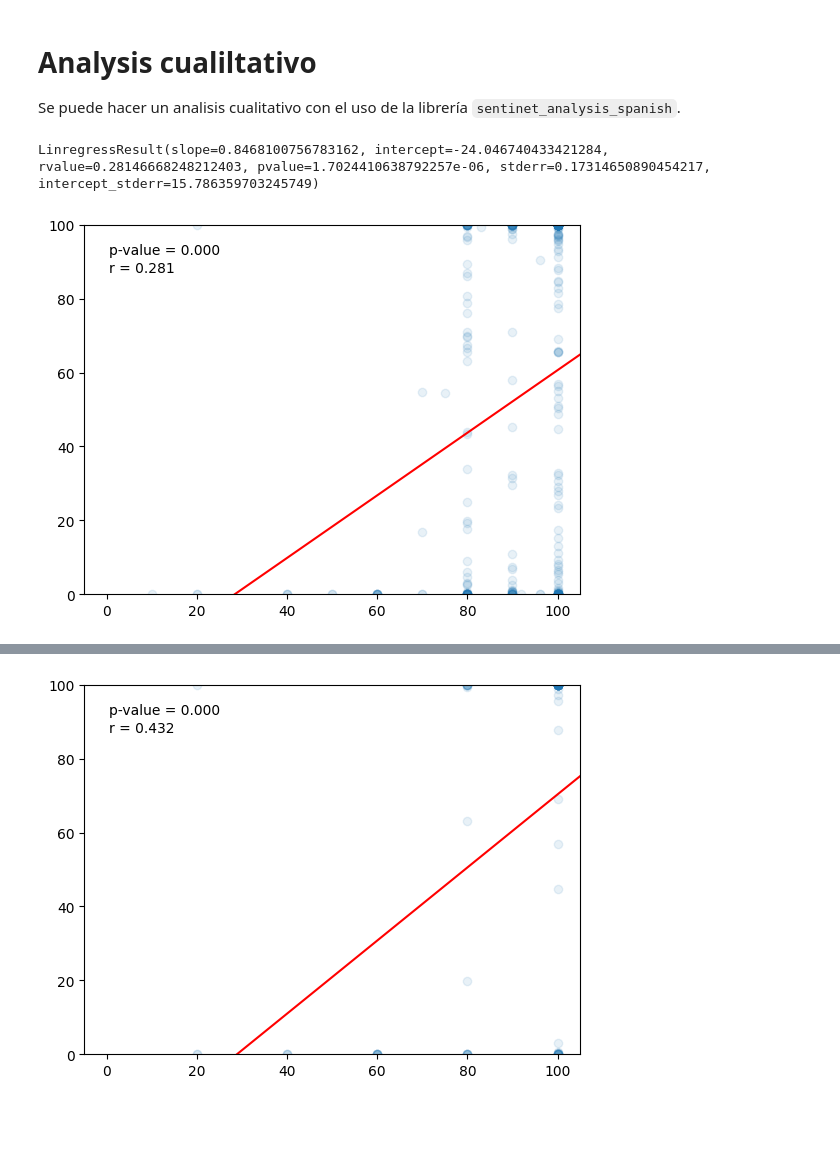
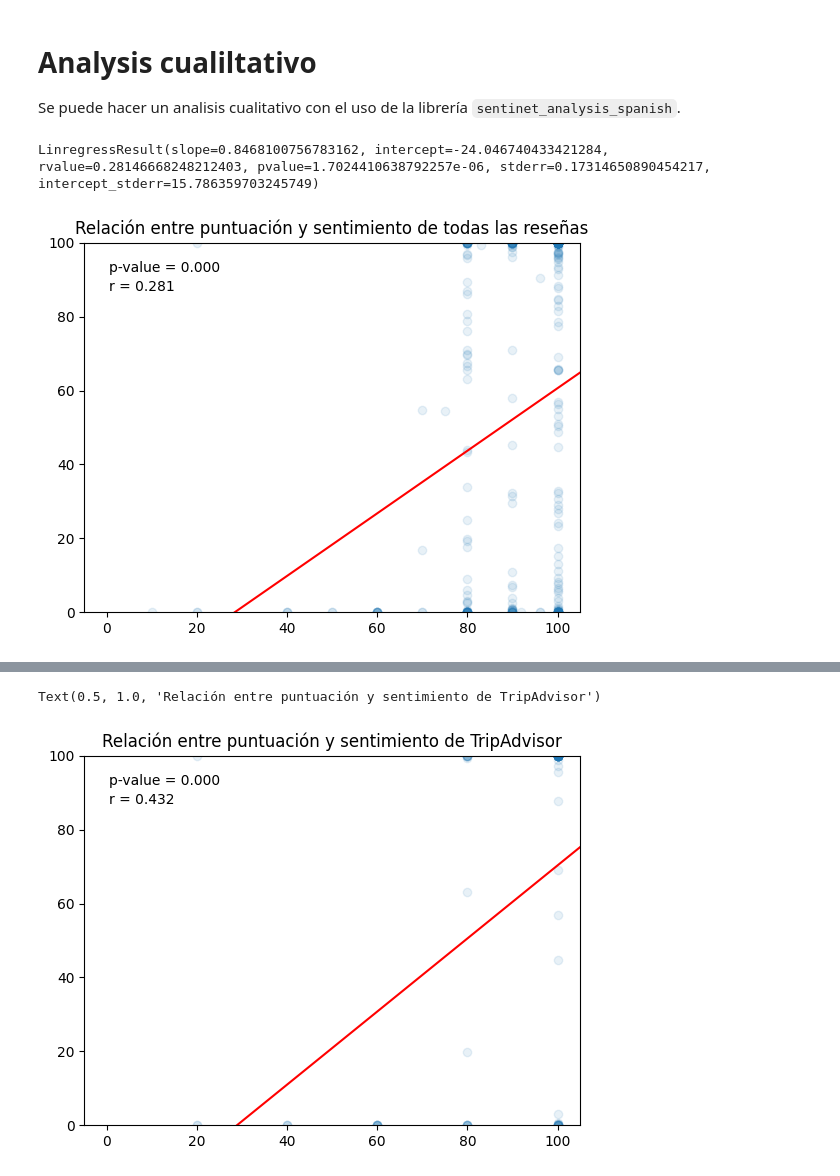
Before and after one commit to Aurora2500/FMCC, a Jupyter notebook: entrega_5/estudio.ipynb, the cells around one changed output, grey strips where cells are left out. Saved outputs shown, nothing was run; the diff lists cells and outputs as text; code cells hidden in the pictures; blank space fills up the shorter version.

```diff
--- a/entrega_5/estudio.ipynb
+++ b/entrega_5/estudio.ipynb
@@ -99,10 +99,12 @@ ax.axline((0, linreg.intercept), slope=linreg.slope, color='red')
 ax.text(0.05, 0.95, 'p-value = {:.3f}'.format(linreg.pvalue), transform=ax.transAxes, va='top')
 ax.text(0.05, 0.90, 'r = {:.3f}'.format(linreg.rvalue), transform=ax.transAxes, va='top')
 ax.set_ylim(0, 100)
-print(linreg)
+ax.set_title("Relación entre puntuación y sentimiento de todas las reseñas")
+
+plt.show()
 # %% [output]
 LinregressResult(slope=0.8468100756783162, intercept=-24.046740433421284, rvalue=0.28146668248212403, pvalue=1.7024410638792257e-06, stderr=0.17314650890454217, intercept_stderr=15.786359703245749)
-[figure, old version]
+[figure, new version]
 # %%
 tripadvisor = df[df['source'] == 'TripAdvisor']
 
@@ -115,4 +117,7 @@ ax.axline((0, reg.intercept), slope=reg.slope, color='red')
 ax.text(0.05, 0.95, 'p-value = {:.3f}'.format(reg.pvalue), transform=ax.transAxes, va='top')
 ax.text(0.05, 0.90, 'r = {:.3f}'.format(reg.rvalue), transform=ax.transAxes, va='top')
 ax.set_ylim(0, 100)
+ax.set_title("Relación entre puntuación y sentimiento de TripAdvisor")
+
+plt.show()
 # %% [output]
@@ -133,4 +124,5 @@ ax.set_ylim(0, 100)
+Text(0.5, 1.0, 'Relación entre puntuación y sentimiento de TripAdvisor')
-[figure, old version]
+[figure, new version]
 # %%
 low_sentiment_high_rating = tripadvisor[(tripadvisor['sentiment_score'] < 20) & (tripadvisor['rating'] > 80)]
 low_sentiment_high_rating
```
Also changed, not shown: parts of 2 cells of this notebook.
